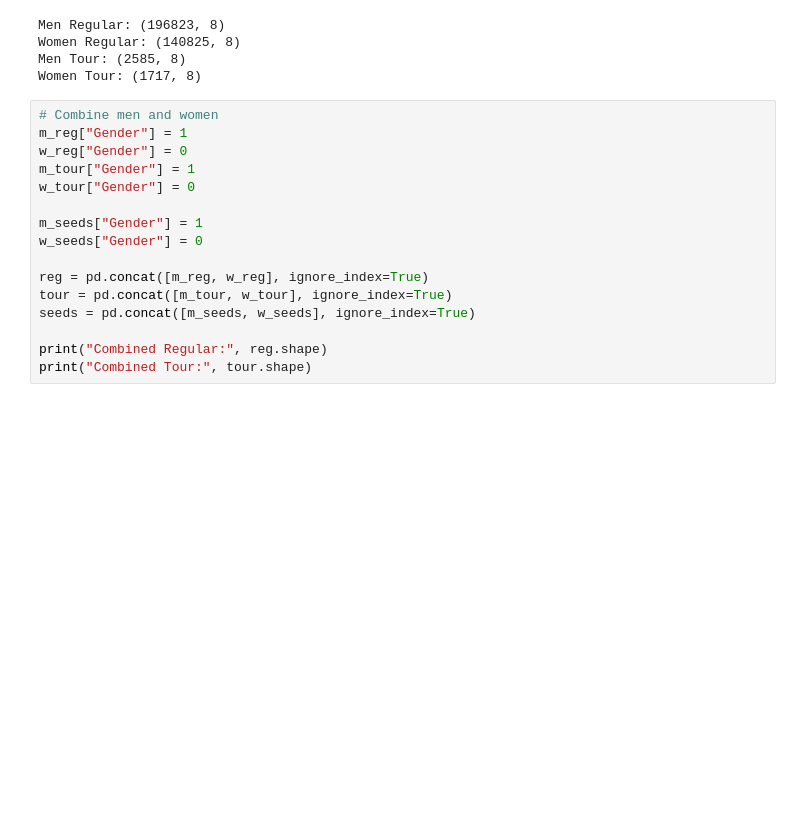
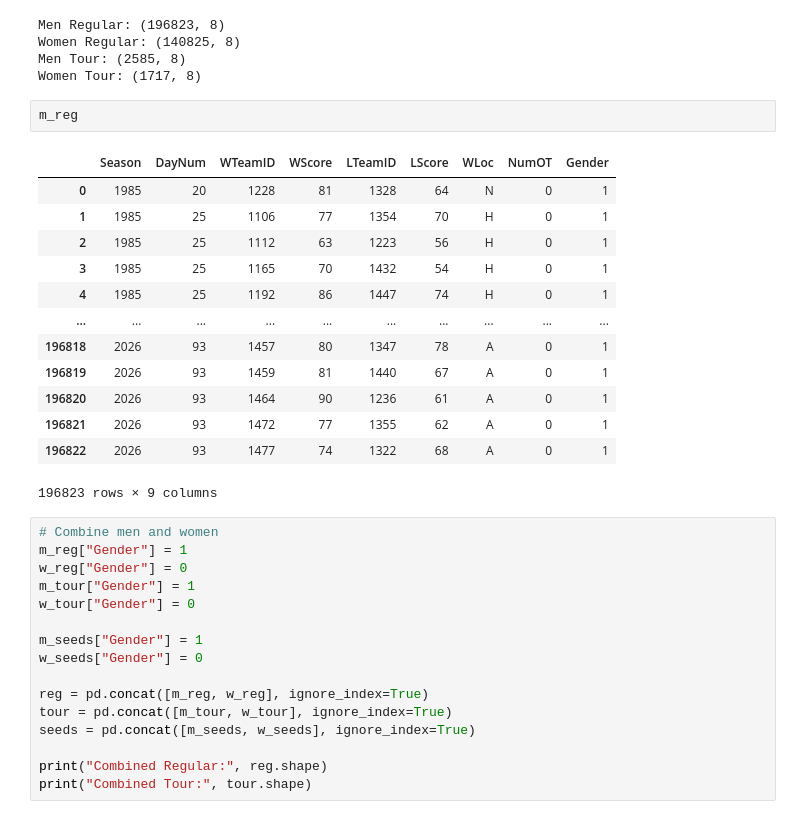
Before and after one commit to abishpius/March-Madness-2026, a Jupyter notebook: Kaggle_March_Madness.ipynb, the cells around one changed output. Cells and saved outputs as stored; diff of their text form; blank space fills up the shorter version.

```diff
--- a/Kaggle_March_Madness.ipynb
+++ b/Kaggle_March_Madness.ipynb
@@ -80,6 +95,22 @@ Men Regular: (196823, 8)
 Women Regular: (140825, 8)
 Men Tour: (2585, 8)
 Women Tour: (1717, 8)
+# %%
+m_reg
+# %% [output]
+|  | Season | DayNum | WTeamID | WScore | LTeamID | LScore | WLoc | NumOT | Gender |
+| 0 | 1985 | 20 | 1228 | 81 | 1328 | 64 | N | 0 | 1 |
+| 1 | 1985 | 25 | 1106 | 77 | 1354 | 70 | H | 0 | 1 |
+| 2 | 1985 | 25 | 1112 | 63 | 1223 | 56 | H | 0 | 1 |
+| 3 | 1985 | 25 | 1165 | 70 | 1432 | 54 | H | 0 | 1 |
+| 4 | 1985 | 25 | 1192 | 86 | 1447 | 74 | H | 0 | 1 |
+| ... | ... | ... | ... | ... | ... | ... | ... | ... | ... |
+| 196818 | 2026 | 93 | 1457 | 80 | 1347 | 78 | A | 0 | 1 |
+| 196819 | 2026 | 93 | 1459 | 81 | 1440 | 67 | A | 0 | 1 |
+| 196820 | 2026 | 93 | 1464 | 90 | 1236 | 61 | A | 0 | 1 |
+| 196821 | 2026 | 93 | 1472 | 77 | 1355 | 62 | A | 0 | 1 |
+| 196822 | 2026 | 93 | 1477 | 74 | 1322 | 68 | A | 0 | 1 |
+196823 rows × 9 columns
 # %%
 # Combine men and women
 m_reg["Gender"] = 1
```
Also changed, not shown: parts of 13 cells of this notebook.
